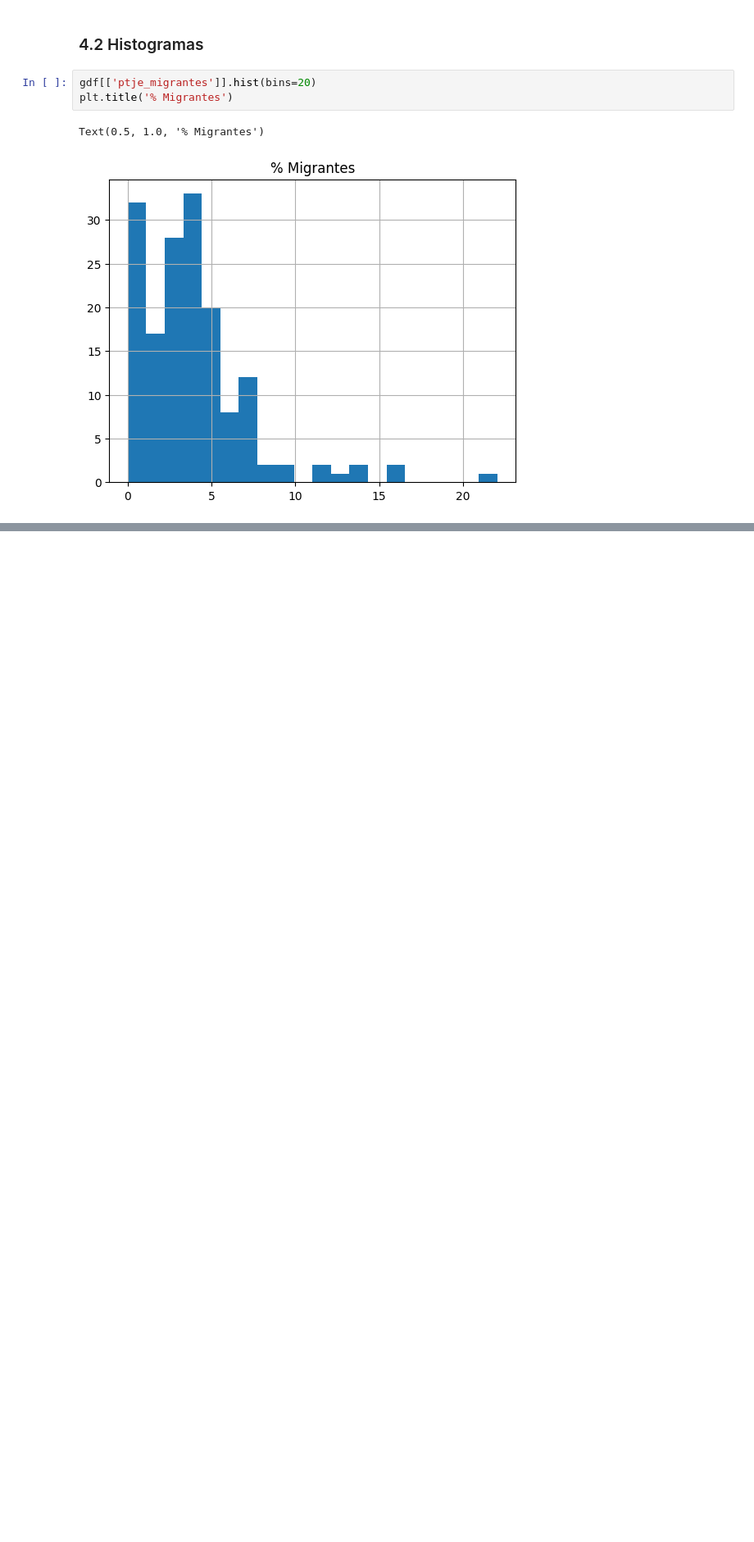
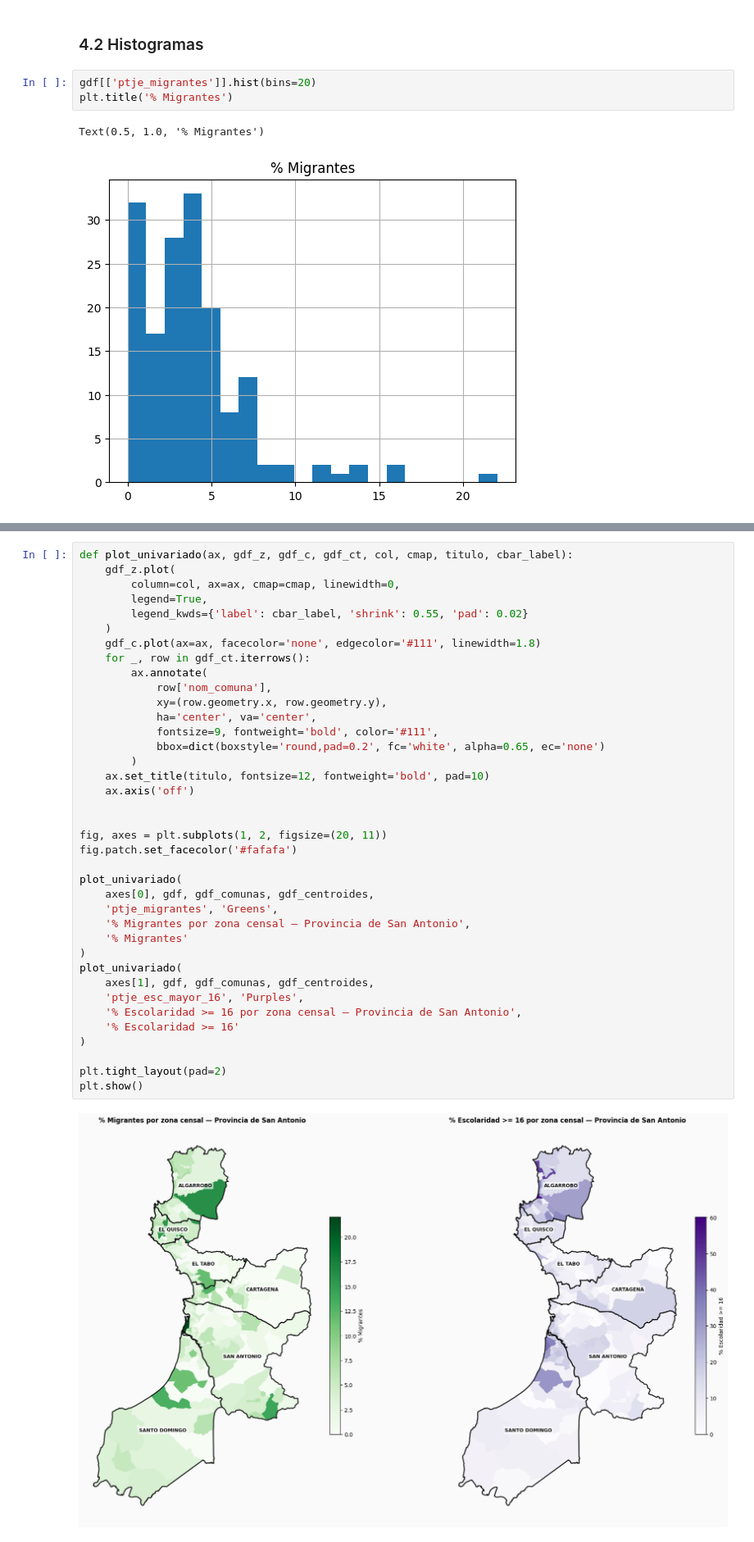
Before and after one commit to renato-duran-m/idg_2026-1, a Jupyter notebook: Notebooks/mapa_bivariado.ipynb, the cells around one changed output, grey strips where cells are left out. Shown at 82% size. Drawn from its saved outputs; the diff is of its cells as text; blank space fills up the shorter version.

```diff
--- a/Notebooks/mapa_bivariado.ipynb
+++ b/Notebooks/mapa_bivariado.ipynb
@@ -136,0 +245,40 @@ Text(0.5, 1.0, '% Migrantes')
+# %%
+def plot_univariado(ax, gdf_z, gdf_c, gdf_ct, col, cmap, titulo, cbar_label):
+    gdf_z.plot(
+        column=col, ax=ax, cmap=cmap, linewidth=0,
+        legend=True,
+        legend_kwds={'label': cbar_label, 'shrink': 0.55, 'pad': 0.02}
+    )
+    gdf_c.plot(ax=ax, facecolor='none', edgecolor='#111', linewidth=1.8)
+    for _, row in gdf_ct.iterrows():
+        ax.annotate(
+            row['nom_comuna'],
+            xy=(row.geometry.x, row.geometry.y),
+            ha='center', va='center',
+            fontsize=9, fontweight='bold', color='#111',
+            bbox=dict(boxstyle='round,pad=0.2', fc='white', alpha=0.65, ec='none')
+        )
+    ax.set_title(titulo, fontsize=12, fontweight='bold', pad=10)
+    ax.axis('off')
+
+
+fig, axes = plt.subplots(1, 2, figsize=(20, 11))
+fig.patch.set_facecolor('#fafafa')
+
+plot_univariado(
+    axes[0], gdf, gdf_comunas, gdf_centroides,
+    'ptje_migrantes', 'Greens',
+    '% Migrantes por zona censal — Provincia de San Antonio',
+    '% Migrantes'
+)
+plot_univariado(
+    axes[1], gdf, gdf_comunas, gdf_centroides,
+    'ptje_esc_mayor_16', 'Purples',
+    '% Escolaridad >= 16 por zona censal — Provincia de San Antonio',
+    '% Escolaridad >= 16'
+)
+
+plt.tight_layout(pad=2)
+plt.show()
+# %% [output]
+[figure, added]
```
Also changed, not shown: parts of 9 cells of this notebook, 1 other file.
